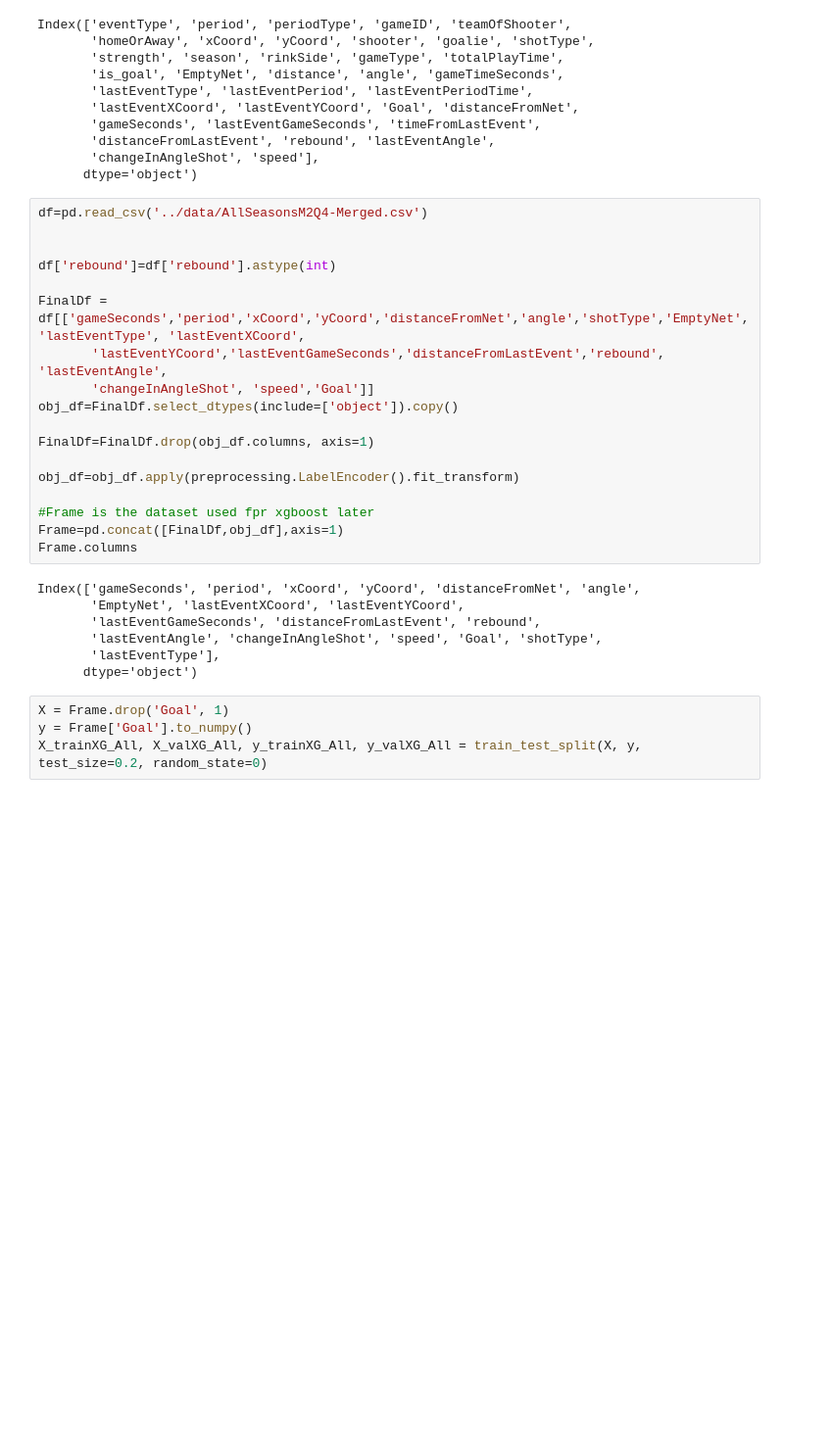
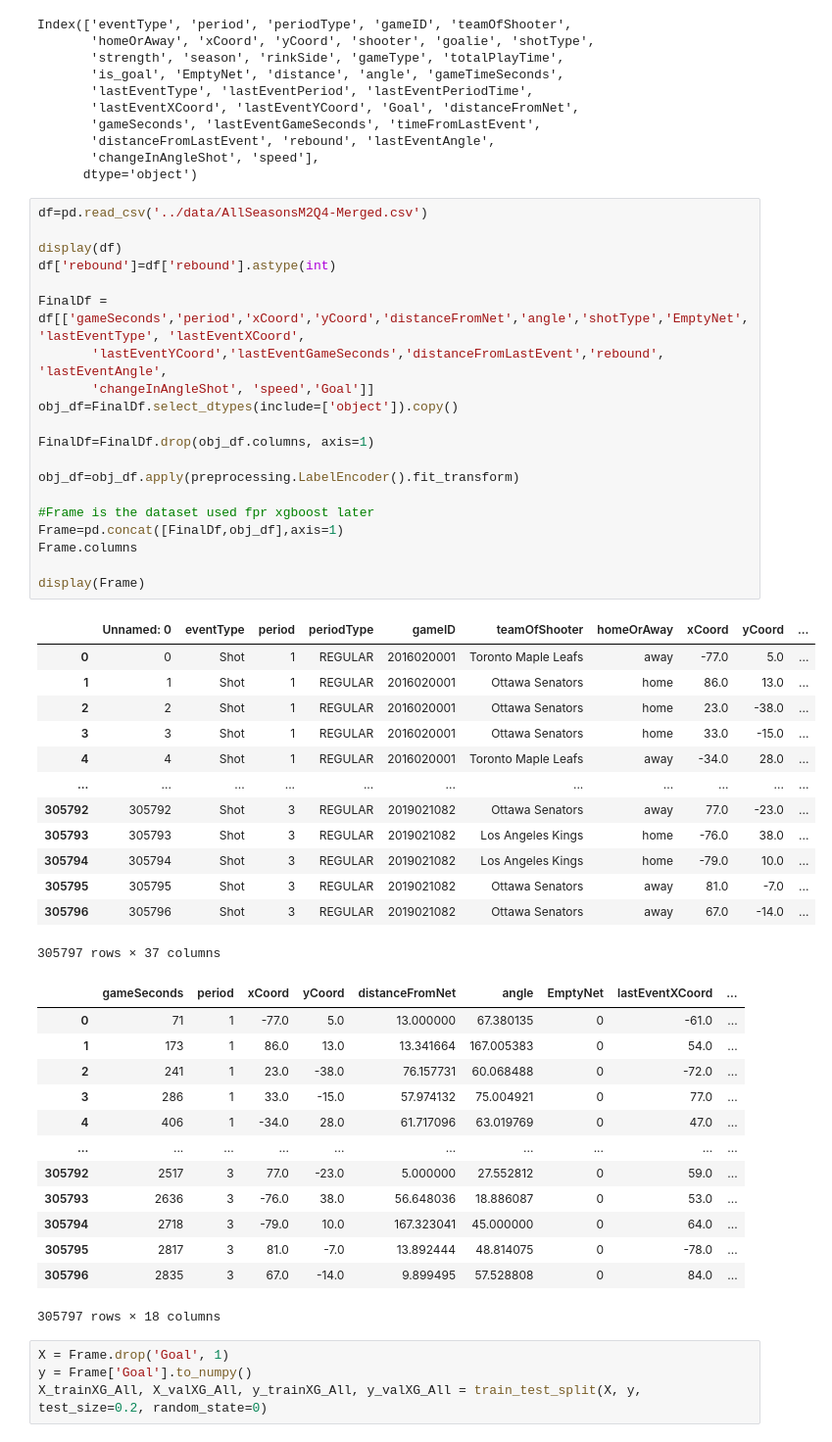
Before and after one commit to sorinmuchi/IFT6758, a Jupyter notebook: notebooks/5-AdvancedModels.ipynb, the cells around one changed output. Shown at 98% size. Saved outputs shown, nothing was run; the diff lists cells and outputs as text; blank space fills up the shorter version.

```diff
--- a/notebooks/5-AdvancedModels.ipynb
+++ b/notebooks/5-AdvancedModels.ipynb
@@ -288,28 +288,50 @@ Index(['eventType', 'period', 'periodType', 'gameID', 'teamOfShooter',
 # %%
 df=pd.read_csv('../data/AllSeasonsM2Q4-Merged.csv')
 
-
+display(df)
 df['rebound']=df['rebound'].astype(int)
 
 FinalDf = df[['gameSeconds','period','xCoord','yCoord','distanceFromNet','angle','shotType','EmptyNet','lastEventType', 'lastEventXCoord',
        'lastEventYCoord','lastEventGameSeconds','distanceFromLastEvent','rebound', 'lastEventAngle',
        'changeInAngleShot', 'speed','Goal']]
 obj_df=FinalDf.select_dtypes(include=['object']).copy()
 
 FinalDf=FinalDf.drop(obj_df.columns, axis=1)
 
 obj_df=obj_df.apply(preprocessing.LabelEncoder().fit_transform)
 
 #Frame is the dataset used fpr xgboost later
 Frame=pd.concat([FinalDf,obj_df],axis=1)
 Frame.columns
+
+display(Frame)
 # %% [output]
+|  | Unnamed: 0 | eventType | period | periodType | gameID | teamOfShooter | homeOrAway | xCoord | yCoord | ... |
+| 0 | 0 | Shot | 1 | REGULAR | 2016020001 | Toronto Maple Leafs | away | -77.0 | 5.0 | ... |
+| 1 | 1 | Shot | 1 | REGULAR | 2016020001 | Ottawa Senators | home | 86.0 | 13.0 | ... |
+| 2 | 2 | Shot | 1 | REGULAR | 2016020001 | Ottawa Senators | home | 23.0 | -38.0 | ... |
+| 3 | 3 | Shot | 1 | REGULAR | 2016020001 | Ottawa Senators | home | 33.0 | -15.0 | ... |
+| 4 | 4 | Shot | 1 | REGULAR | 2016020001 | Toronto Maple Leafs | away | -34.0 | 28.0 | ... |
+| ... | ... | ... | ... | ... | ... | ... | ... | ... | ... | ... |
+| 305792 | 305792 | Shot | 3 | REGULAR | 2019021082 | Ottawa Senators | away | 77.0 | -23.0 | ... |
+| 305793 | 305793 | Shot | 3 | REGULAR | 2019021082 | Los Angeles Kings | home | -76.0 | 38.0 | ... |
+| 305794 | 305794 | Shot | 3 | REGULAR | 2019021082 | Los Angeles Kings | home | -79.0 | 10.0 | ... |
+| 305795 | 305795 | Shot | 3 | REGULAR | 2019021082 | Ottawa Senators | away | 81.0 | -7.0 | ... |
+| 305796 | 305796 | Shot | 3 | REGULAR | 2019021082 | Ottawa Senators | away | 67.0 | -14.0 | ... |
-Index(['gameSeconds', 'period', 'xCoord', 'yCoord', 'distanceFromNet', 'angle',
-       'EmptyNet', 'lastEventXCoord', 'lastEventYCoord',
-       'lastEventGameSeconds', 'distanceFromLastEvent', 'rebound',
-       'lastEventAngle', 'changeInAngleShot', 'speed', 'Goal', 'shotType',
-       'lastEventType'],
-      dtype='object')
+305797 rows × 37 columns
+|  | gameSeconds | period | xCoord | yCoord | distanceFromNet | angle | EmptyNet | lastEventXCoord | ... |
+| 0 | 71 | 1 | -77.0 | 5.0 | 13.000000 | 67.380135 | 0 | -61.0 | ... |
+| 1 | 173 | 1 | 86.0 | 13.0 | 13.341664 | 167.005383 | 0 | 54.0 | ... |
+| 2 | 241 | 1 | 23.0 | -38.0 | 76.157731 | 60.068488 | 0 | -72.0 | ... |
+| 3 | 286 | 1 | 33.0 | -15.0 | 57.974132 | 75.004921 | 0 | 77.0 | ... |
+| 4 | 406 | 1 | -34.0 | 28.0 | 61.717096 | 63.019769 | 0 | 47.0 | ... |
+| ... | ... | ... | ... | ... | ... | ... | ... | ... | ... |
+| 305792 | 2517 | 3 | 77.0 | -23.0 | 5.000000 | 27.552812 | 0 | 59.0 | ... |
+| 305793 | 2636 | 3 | -76.0 | 38.0 | 56.648036 | 18.886087 | 0 | 53.0 | ... |
+| 305794 | 2718 | 3 | -79.0 | 10.0 | 167.323041 | 45.000000 | 0 | 64.0 | ... |
+| 305795 | 2817 | 3 | 81.0 | -7.0 | 13.892444 | 48.814075 | 0 | -78.0 | ... |
+| 305796 | 2835 | 3 | 67.0 | -14.0 | 9.899495 | 57.528808 | 0 | 84.0 | ... |
+305797 rows × 18 columns
 # %%
 X = Frame.drop('Goal', 1)
 y = Frame['Goal'].to_numpy()
```
Also changed, not shown: parts of 5 cells of this notebook.
